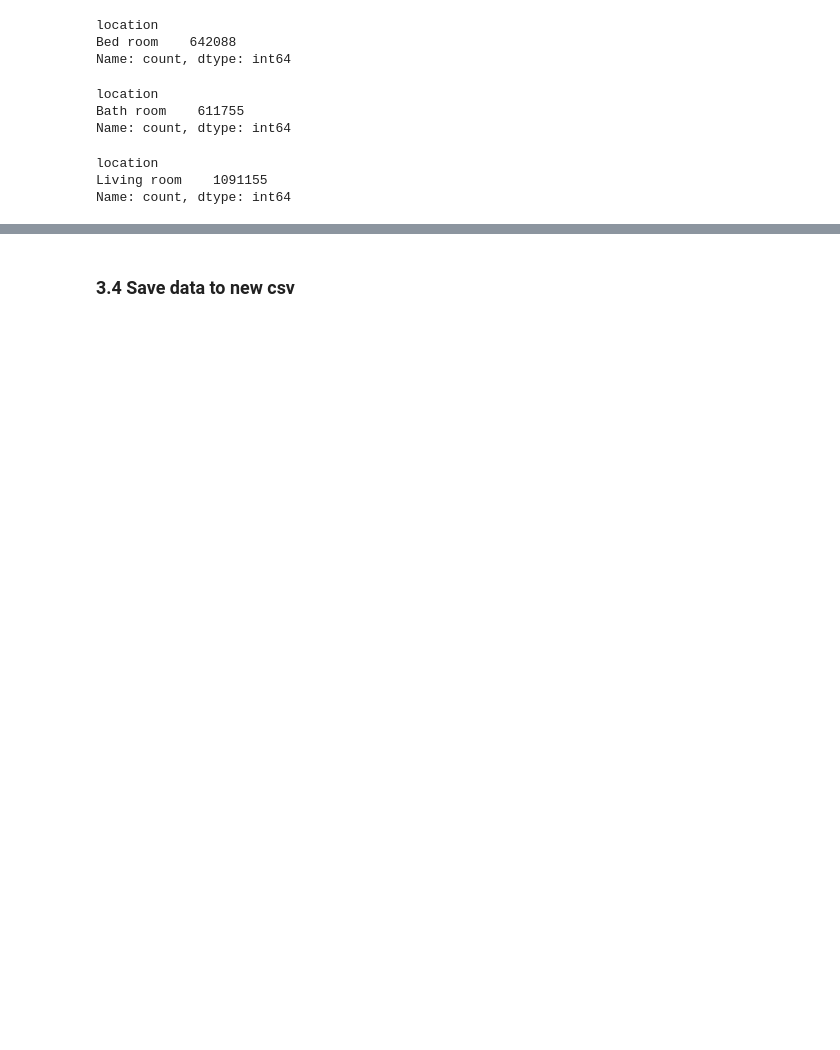
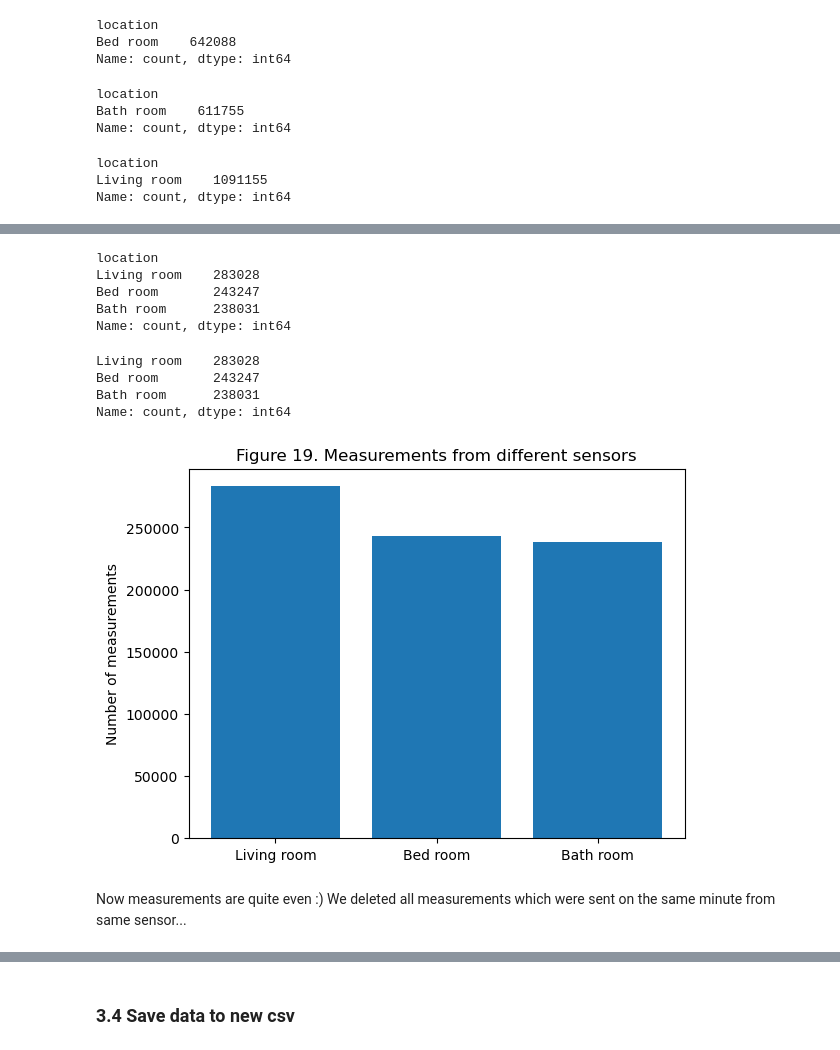
Before and after one commit to kallepesko/RuuviTag-data-made-in-home, a Jupyter notebook: ruuvidata_2023_understand_and_preprocess.ipynb, the cells around one changed output, grey strips where cells are left out. Saved outputs shown, nothing was run; the diff lists cells and outputs as text; code cells hidden in the pictures; blank space fills up the shorter version.

```diff
--- a/ruuvidata_2023_understand_and_preprocess.ipynb
+++ b/ruuvidata_2023_understand_and_preprocess.ipynb
@@ -741,0 +730,4 @@ df = df[df.index > '2022-12-31']
+# %%
+# Create new column minute where time-information is rounded (with floor-method) to starting minute.
+# Arguments are datetime.index and 'T' stands for minute.
+df['time'] = pd.DatetimeIndex.floor(df.index,'T')
@@ -741,0 +753,5 @@ df = df[df.index > '2022-12-31']
+# %%
+# First -method keep only the first measurement of each minute with same location.
+# Groupby -method with two columns creates 2-dimensional index. Reset_index -method translates it back to one dimentional
+# and create default index that starts at 0,1,2...
+result_df = df.groupby(['location','time']).first().reset_index()
@@ -741,0 +774,2 @@ df = df[df.index > '2022-12-31']
+# %%
+result_df.set_index('time',inplace=True)
@@ -741,0 +815,27 @@ df = df[df.index > '2022-12-31']
+# %%
+# Count sensors measurements to new dataframe.
+df_measurements = result_df['location'].value_counts()
+display(df_measurements)
+# Change index names
+df_measurements.index = ['Living room','Bed room','Bath room']
+print(df_measurements)
+
+# barplot from sensors and measurements
+plt.bar(df_measurements.index, df_measurements)
+plt.ylabel('Number of measurements')
+plt.title('Figure 19. Measurements from different sensors')
+
+plt.show()
+# %% [output]
+location
+Living room    283028
+Bed room       243247
+Bath room      238031
+Name: count, dtype: int64
+Living room    283028
+Bed room       243247
+Bath room      238031
+Name: count, dtype: int64
+[figure, added]
+# %% [markdown]
+Now measurements are quite even :) We deleted all measurements which were sent on the same minute from same sensor...
```
Also changed, not shown: parts of 29 cells of this notebook, 1 other file.
